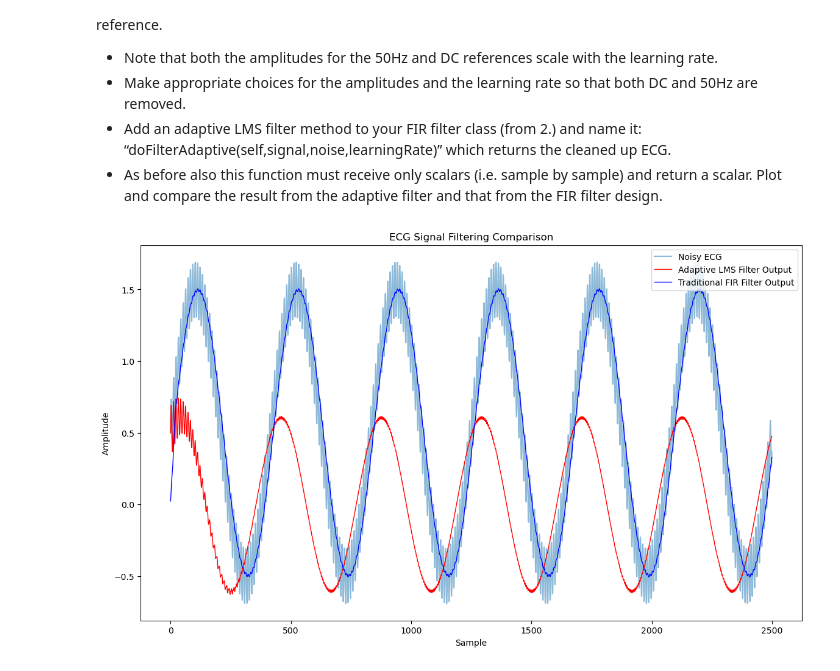
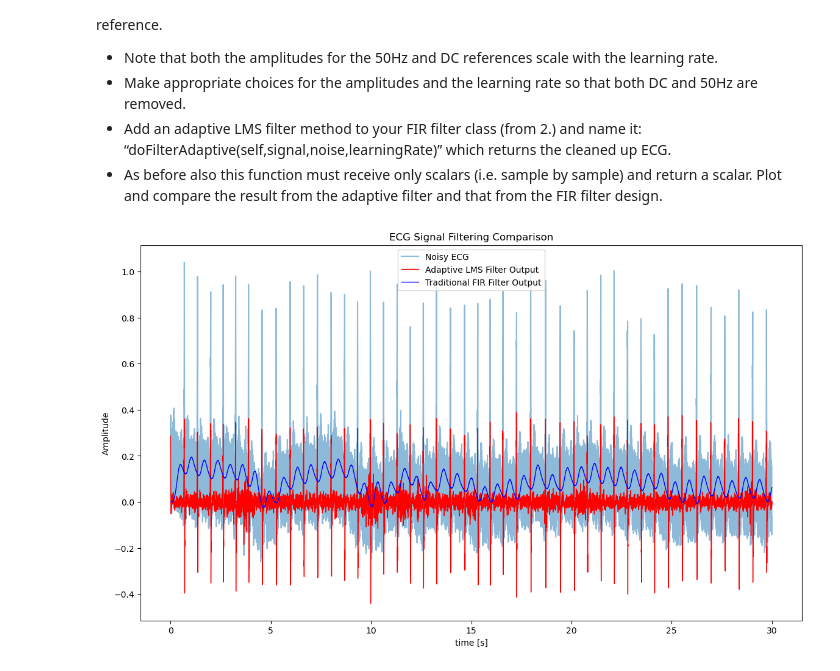
Before and after one commit to aurora0543/FIR_Lab, a Jupyter notebook: FIR.ipynb, the cells around one changed output. Saved outputs shown, nothing was run; the diff lists cells and outputs as text; code cells hidden in the pictures.

```diff
--- a/FIR.ipynb
+++ b/FIR.ipynb
@@ -110,37 +110,28 @@ Use an adaptive LMS filter to filter out DC and 50Hz by providing it with a 50Hz
 # %%
 import numpy as np
 import matplotlib.pyplot as plt
+
+path = 'ECG Traces-20241104/Noisy ECGs/Noisy_ECG_1000Hz_1.dat'
+sampling_rate = 1000
+
+def load_ecg_signal(filename, sampling_rate):
+    try:
+        ecg_signal = np.loadtxt(filename)
+        return ecg_signal
+    except ValueError:
+        print('Error: Could not load file as text')
+        return None
+
+# Load ECG signal data from file
+ecg_signal = load_ecg_signal(path, sampling_rate)
 
 class FIRFilter:
     def __init__(self, coefficients):
         self.coefficients = coefficients
         self.buffer = np.zeros(len(coefficients))  # Initialize the buffer for FIR filtering
 
-    def doFilter(self, sample):
-        """
-        Traditional FIR filtering of the signal (non-adaptive).
-        """
-        # Shift buffer and add new sample
-        self.buffer = np.roll(self.buffer, -1)
-        self.buffer[-1] = sample
-        # Calculate output as dot product of coefficients and buffer
-        return np.dot(self.coefficients, self.buffer)
-
     def doFilterAdaptive(self, signal, noise, learningRate):
-        """
-        Adaptive LMS filter method to remove DC and 50Hz components.
-
-        Parameters:
-            signal (float): The noisy ECG signal (scalar).
-            noise (tuple): Tuple containing DC and 50Hz reference signals.
-            learningRate (float): The learning rate for the LMS algorithm.
-
-        Returns:
-            float: The cleaned ECG signal after adaptive filtering.
-        """
-        # Unpack the reference signals (DC and 50Hz sine wave)
         dc_reference, sine_50hz = noise
-
         # Initialize filter weights if not already initialized
         if not hasattr(self, 'weights'):
             self.weights = np.zeros(2)  # Two weights for DC and 50Hz components
@@ -161,76 +152,43 @@ class FIRFilter:
 
 # Function to generate 50Hz reference signal with DC
 def generate_reference_signals(sample_index, sampling_rate):
-    """
-    Generates reference signals for DC (constant) and 50Hz noise.
-
-    Parameters:
-        sample_index (int): Current sample index.
-        sampling_rate (float): Sampling rate in Hz.
-
-    Returns:
-        tuple: (DC component, 50Hz sine wave component) for the current sample.
-    """
     dc_component = 1.0  # Constant for DC reference
     sine_50hz = np.sin(2 * np.pi * 50 * sample_index / sampling_rate)
     return dc_component, sine_50hz
 
-# Simulate ECG signal with noise (including DC and 50Hz)
-def simulate_ecg_with_noise(duration, sampling_rate):
-    """
-    Simulates an ECG signal with added DC and 50Hz noise.
 
-    Parameters:
-        duration (float): Duration of the signal in seconds.
-        sampling_rate (float): Sampling rate in Hz.
-
-    Returns:
-        numpy.ndarray: Noisy ECG signal.
-    """
-    t = np.arange(0, duration, 1 / sampling_rate)
-    ecg_signal = np.sin(2 * np.pi * 1.2 * t)  # Simulated low-frequency ECG component
-    noise = 0.5 * np.ones_like(t) + 0.2 * np.sin(2 * np.pi * 50 * t)  # DC + 50Hz noise
-    return ecg_signal + noise
-
-# Set up parameters
-sampling_rate = 500  # Hz
-duration = 5  # seconds
-learning_rate = 0.01  # Adjust based on noise level and convergence requirements
-
-# Generate noisy ECG signal
-noisy_ecg = simulate_ecg_with_noise(duration, sampling_rate)
+learning_rate = 0.05  # Adjust based on noise level and convergence requirements
 
 # Instantiate the FIR filter class with initial coefficients
-fir_filter = FIRFilter(coefficients=np.ones(21) / 21)  # Example moving average filter for comparison
+fir_filter = FIRFilter(coefficients=np.ones(20) / 20)  # Example moving average filter for comparison
 
 # Adaptive filtering with LMS
 adaptive_output = []
 fir_output = []
-for i, sample in enumerate(noisy_ecg):
+for i, sample in enumerate(ecg_signal):
     # Generate reference signals for the current sample
     dc_ref, sine_50hz_ref = generate_reference_signals(i, sampling_rate)
 
     # Adaptive filter output
     filtered_sample_adaptive = fir_filter.doFilterAdaptive(sample, (dc_ref, sine_50hz_ref), learning_rate)
     adaptive_output.append(filtered_sample_adaptive)
 
-    # FIR filter output (non-adaptive) for comparison
-    filtered_sample_fir = fir_filter.doFilter(sample)
-    fir_output.append(filtered_sample_fir)
 
 # Convert to numpy arrays for plotting
 adaptive_output = np.array(adaptive_output)
-fir_output = np.array(fir_output)
+
+duration = len(ecg_signal) / sampling_rate
+time = np.linspace(0, duration, len(ecg_signal))
 
 # Plot the original noisy ECG, adaptive filter output, and FIR filter output
 plt.figure(figsize=(14, 8))
-plt.plot(noisy_ecg, label='Noisy ECG', alpha=0.5)
-plt.plot(adaptive_output, label='Adaptive LMS Filter Output', color='red', linewidth=1)
-plt.plot(fir_output, label='Traditional FIR Filter Output', color='blue', linewidth=1)
+plt.plot(time, ecg_signal, label='Noisy ECG', alpha=0.5)
+plt.plot(time, adaptive_output, label='Adaptive LMS Filter Output', color='red', linewidth=1)
+plt.plot(time, filtered_ecg_signal_realtime, label='Traditional FIR Filter Output', color='blue', linewidth=1)
 plt.legend()
-plt.xlabel('Sample')
+plt.xlabel('time [s]')
 plt.ylabel('Amplitude')
 plt.title('ECG Signal Filtering Comparison')
 plt.show()
 # %% [output]
-[figure, old version]
+[figure, new version]
```
